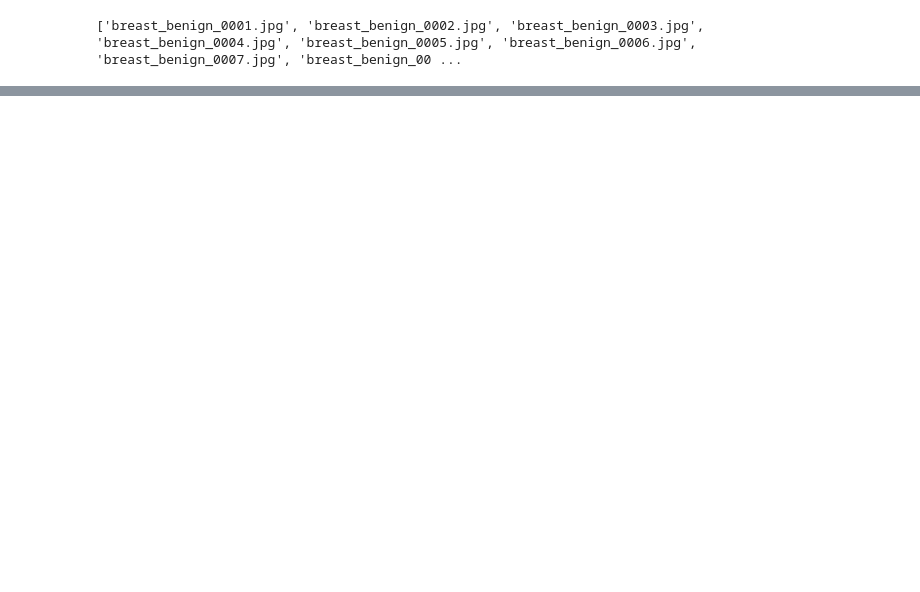
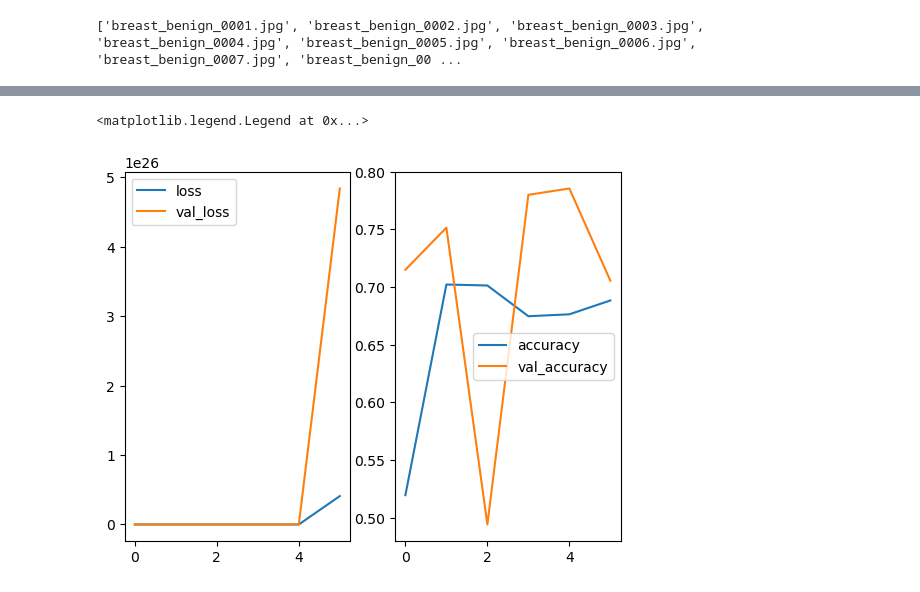
Before and after one commit to andslot/RADeepLearningCourseProject, a Jupyter notebook: project/codeSnippets/CNNtest.ipynb, the cells around one changed output, grey strips where cells are left out. Saved outputs shown, nothing was run; the diff lists cells and outputs as text; code cells hidden in the pictures; blank space fills up the shorter version.

Commit message:
implemented fully-connected NN and some base preprocessing (need check if all three channels have been preprocessed right

```diff
--- a/project/codeSnippets/CNNtest.ipynb
+++ b/project/codeSnippets/CNNtest.ipynb
@@ -63,5 +73,11 @@ UFuncTypeError: Cannot cast ufunc 'subtract' output from dtype('float64') to dty
 # %%
-inputs = layer.Input(shape=(512, 512, 3))
+inputs = layer.Input(shape=(256, 256, 3))
 
-x = layer.Dense(1028, activation='relu')(inputs)
-out = layer.Dense(2, activation='softmax')
+flatten = layer.Flatten()(inputs)
+x = layer.Dense(1028, activation='relu')(flatten)
+out = layer.Dense(2, activation='softmax')(x)
+
+base_model = Model(inputs, out)
+
+base_model.compile(optimizer=opt.SGD(learning_rate=0.01, momentum=0.9), loss=loss.categorical_crossentropy, metrics=[metrics.Accuracy()])
+base_model.summary()
@@ -67,0 +102,9 @@ out = layer.Dense(2, activation='softmax')
+# %%
+callbakcs = keras.callbacks.EarlyStopping(
+    monitor="val_loss",
+    patience=5,
+    mode="auto",
+    restore_best_weights=True
+)
+
+base_model_hist = base_model.fit(x_train, y_train, batch_size=128, epochs=100, callbacks=[callbakcs], verbose=1, validation_data=(x_val, y_val), shuffle=True)
@@ -67,0 +124,12 @@ out = layer.Dense(2, activation='softmax')
+# %%
+plt.subplot(1, 2, 1)
+plt.plot(base_model_hist.epoch, base_model_hist.history['loss'])
+plt.plot(base_model_hist.epoch, base_model_hist.history['val_loss'])
+plt.legend(['loss', 'val_loss'])
+plt.subplot(1, 2, 2)
+plt.plot(base_model_hist.epoch, base_model_hist.history['accuracy'])
+plt.plot(base_model_hist.epoch, base_model_hist.history['val_accuracy'])
+plt.legend(['accuracy', 'val_accuracy'])
+# %% [output]
+<matplotlib.legend.Legend at 0x...>
+[figure, added]
```
Also changed, not shown: parts of 8 cells of this notebook, 1 other file.
